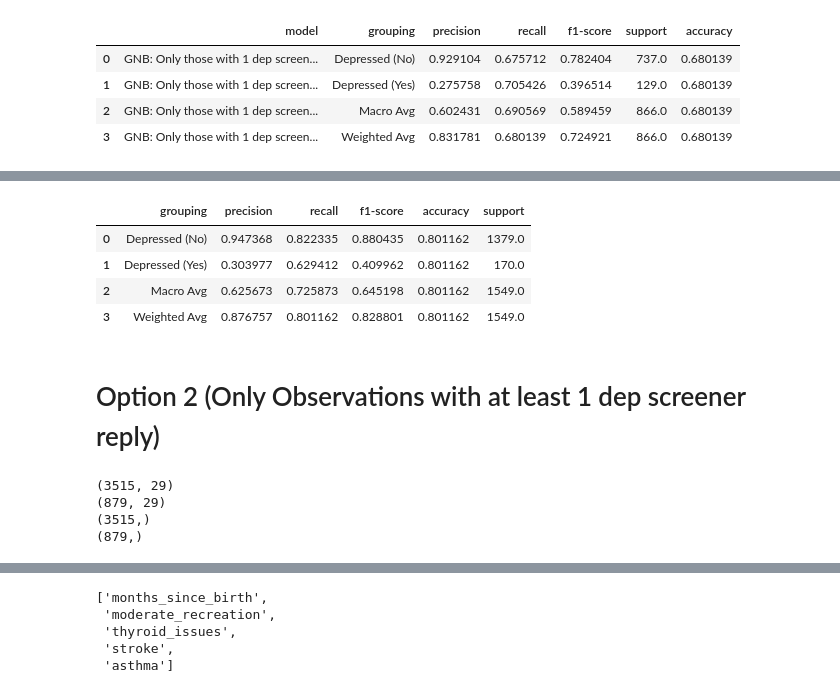
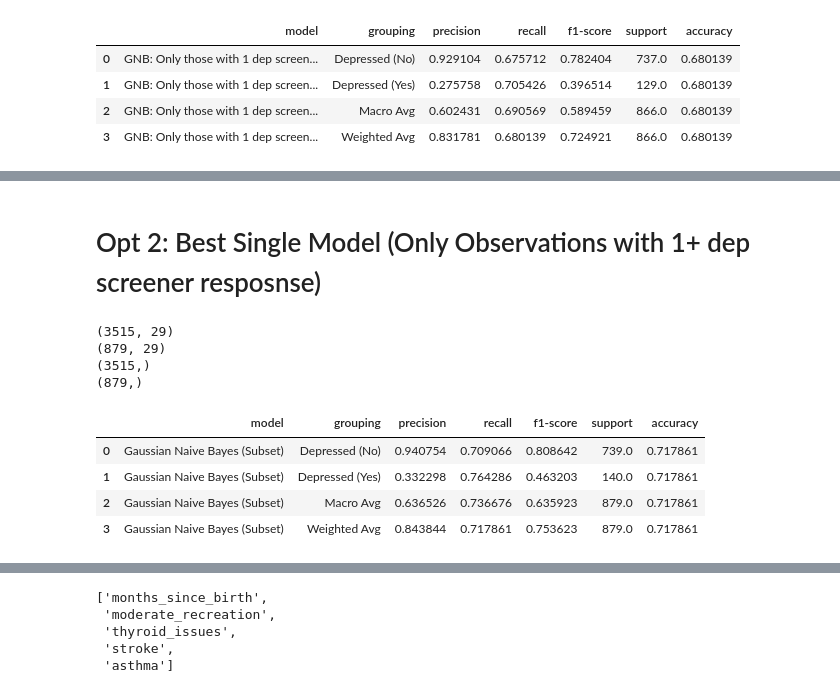
Before and after one commit to orenscarmeli/capstone210-ppd-carmeli_chari_hand_lee, a Jupyter notebook: modeling/survey_model_best.ipynb, the cells around one changed output, grey strips where cells are left out. Saved outputs shown, nothing was run; the diff lists cells and outputs as text; code cells hidden in the pictures.

Commit message:
clean up _best file

```diff
--- a/modeling/survey_model_best.ipynb
+++ b/modeling/survey_model_best.ipynb
@@ -771,37 +497,2 @@ print(y_test_high.shape)
-# %%
-################# Model 1: Based on all datapoints
-x_train_all = np.concatenate((x_train_low, x_train_high))
-y_train_all = np.concatenate((y_train_low, y_train_high))
-
-gnb = GaussianNB()
-gnb.fit(x_train_all, y_train_all)
-
-################# Model 2: Based on cases where >8 dep screener are 0
-dt = DecisionTreeClassifier(random_state=42)
-dt.fit(x_train_low, y_train_low)
-
-################# Predict
-
-# Model 1: use for high cases
-y_pred_high = gnb.predict(x_test_high)
-
-# Model 2: use for low cases
-y_pred_low = dt.predict(x_test_low)
-
-y_pred = np.concatenate((y_pred_high, y_pred_low))
-y_actual = np.concatenate((y_test_high, y_test_low))
-
-ensemble_performance = get_performance_df(
-    label_actual = y_actual,
-    label_pred = y_pred,
-    model_name = 'GNB + Decision Tree'
-)
-ensemble_performance[['grouping','precision','recall','f1-score','accuracy','support']].sort_values(by='grouping')
-# %% [output]
-|  | grouping | precision | recall | f1-score | accuracy | support |
-| 0 | Depressed (No) | 0.947368 | 0.822335 | 0.880435 | 0.801162 | 1379.0 |
-| 1 | Depressed (Yes) | 0.303977 | 0.629412 | 0.409962 | 0.801162 | 170.0 |
-| 2 | Macro Avg | 0.625673 | 0.725873 | 0.645198 | 0.801162 | 1549.0 |
-| 3 | Weighted Avg | 0.876757 | 0.801162 | 0.828801 | 0.801162 | 1549.0 |
 # %% [markdown]
-# Option 2 (Only Observations with at least 1 dep screener reply)
+# Opt 2: Best Single Model (Only Observations with 1+ dep screener resposnse)
@@ -833,16 +499,53 @@ model_features_opt2 = dep_screener_cols + ['seen_mental_health_professional',
 # %%
+cdc_survey_pmom['sum_dep_screener_top2'] = \
+   cdc_survey_pmom['difficult_doing_daytoday_tasks'] + cdc_survey_pmom['feeling_down_depressed_hopeless']
+
+model_features_opt2 = dep_screener_cols + [
+    'seen_mental_health_professional',
+    'times_with_12plus_alc',
+    'duration_last_healthcare_visit',
+    'time_since_last_healthcare',
+    'cholesterol_prescription',
+    'high_cholesterol',
+    'age_in_years',
+    'horomones_not_bc',
+    'times_with_8plus_alc',
+    'months_since_birth',
+    'arthritis',
+    'high_bp',
+    'regular_periods',
+    'moderate_recreation',
+    'thyroid_issues',
+    'vigorous_recreation',
+    'stroke',
+    'is_usa_born',
+    'sum_dep_screener_top2'
+    # 'asthma'
+]
+
 x_train, x_test, y_train, y_test, idx_train, idx_test = get_model_data(
     original_df = cdc_survey_pmom[cdc_survey_pmom['num_dep_screener_0'] < 9],
     columns = model_features_opt2,
     return_indices = True
 )
 
 print(x_train.shape)
 print(x_test.shape)
 print(y_train.shape)
 print(y_test.shape)
+
+gnb_opt2 = GaussianNB()
+gnb_opt2.fit(x_train, y_train)
+gnb_opt2_pred  = gnb_opt2.predict(x_test)
+gnb_opt2_score = get_performance_df(y_test, gnb_opt2_pred,'Gaussian Naive Bayes (Subset)')
+gnb_opt2_score
 # %% [output]
 (3515, 29)
 (879, 29)
 (3515,)
 (879,)
+|  | model | grouping | precision | recall | f1-score | support | accuracy |
+| 0 | Gaussian Naive Bayes (Subset) | Depressed (No) | 0.940754 | 0.709066 | 0.808642 | 739.0 | 0.717861 |
+| 1 | Gaussian Naive Bayes (Subset) | Depressed (Yes) | 0.332298 | 0.764286 | 0.463203 | 140.0 | 0.717861 |
+| 2 | Gaussian Naive Bayes (Subset) | Macro Avg | 0.636526 | 0.736676 | 0.635923 | 879.0 | 0.717861 |
+| 3 | Gaussian Naive Bayes (Subset) | Weighted Avg | 0.843844 | 0.717861 | 0.753623 | 879.0 | 0.717861 |
```
Also changed, not shown: parts of 19 cells of this notebook.
